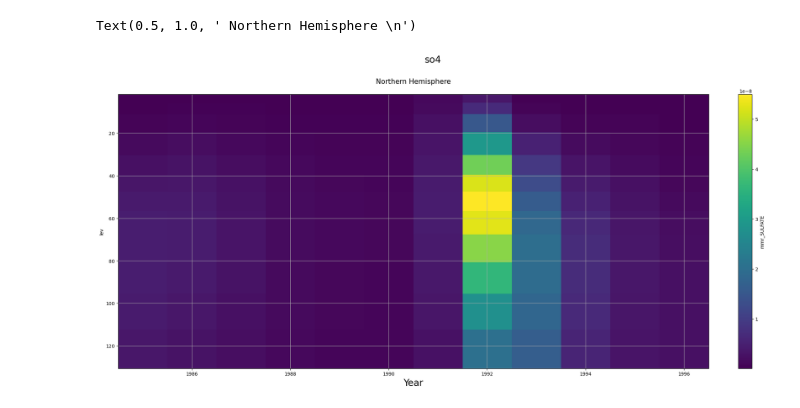
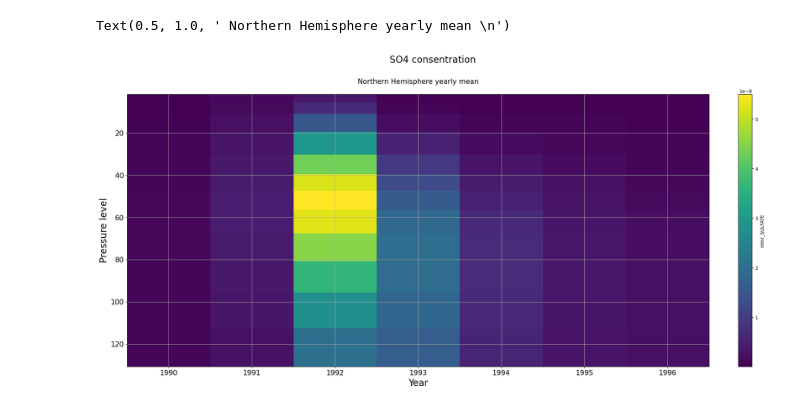
Before and after one commit to eScience-course/Tjaernoe2022-group2, a Jupyter notebook: Sigrid/Organized.ipynb, the cells around one changed output. Saved outputs shown, nothing was run; the diff lists cells and outputs as text; code cells hidden in the pictures.

```diff
--- a/Sigrid/Organized.ipynb
+++ b/Sigrid/Organized.ipynb
@@ -128,5 +152,5 @@ multi_plot(dso4_lev,((1991),(1992)))
 # %%
-start = cftime.DatetimeNoLeap(1985,1,15)
+start = cftime.DatetimeNoLeap(1990,1,15)
 end_prior_eruption = cftime.DatetimeNoLeap(1991,1,15)
 end = cftime.DatetimeNoLeap(1996,1,15)
 # %%
@@ -141,21 +165,25 @@ annual_means;
 # %%
 #Plotting to find the layer where the SO4 aerosol has its max, and when
 fig, (axs1) = plt.subplots(1, 1, constrained_layout=True, figsize=(20,10))
 
 annual_means.plot(label="NorESM 14", ax=axs1,x='year')
 
-fig.suptitle('so4\n', fontsize=20)
+fig.suptitle('SO4 consentration\n', fontsize=20)
 
 axs1.set_xlabel('Year',fontsize=20)
 
 axs1.grid()
 
+axs1.set_xlabel('Year', fontsize=20)
+axs1.set_ylabel('Pressure level', fontsize=20)
+axs1.tick_params(labelsize=15)
+
 plt.gca().invert_yaxis()
 
-axs1.set_title(" Northern Hemisphere \n" , fontsize=15)
+axs1.set_title(" Northern Hemisphere yearly mean \n" , fontsize=15)
 # %% [output]
-Text(0.5, 1.0, ' Northern Hemisphere \n')
+Text(0.5, 1.0, ' Northern Hemisphere yearly mean \n')
-[figure, old version]
+[figure, new version]
 # %%
 ds_o32=ds_o3.mean('lon')
 north_avrg = computeWeightedMean(ds_o3.where(ds_o3['lat']>60.)).compute()
```
Also changed, not shown: parts of 11 cells of this notebook, 1 other file.
